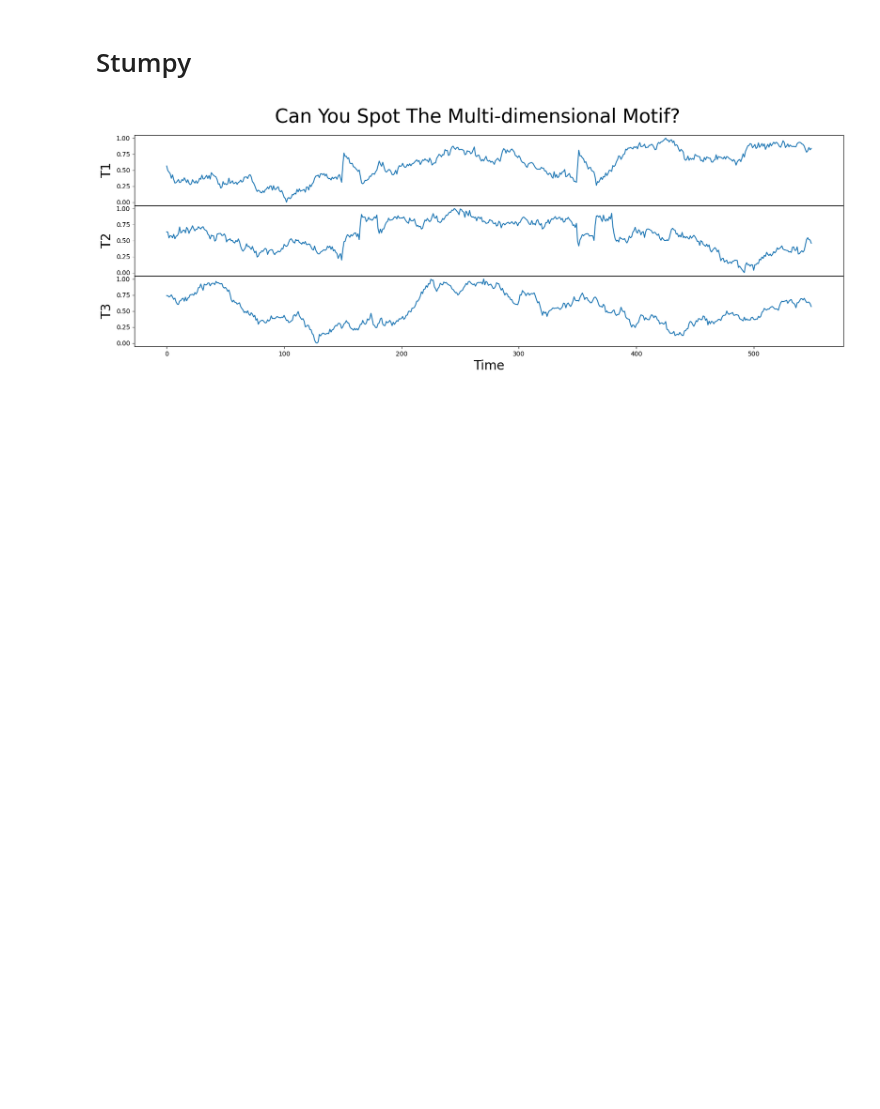
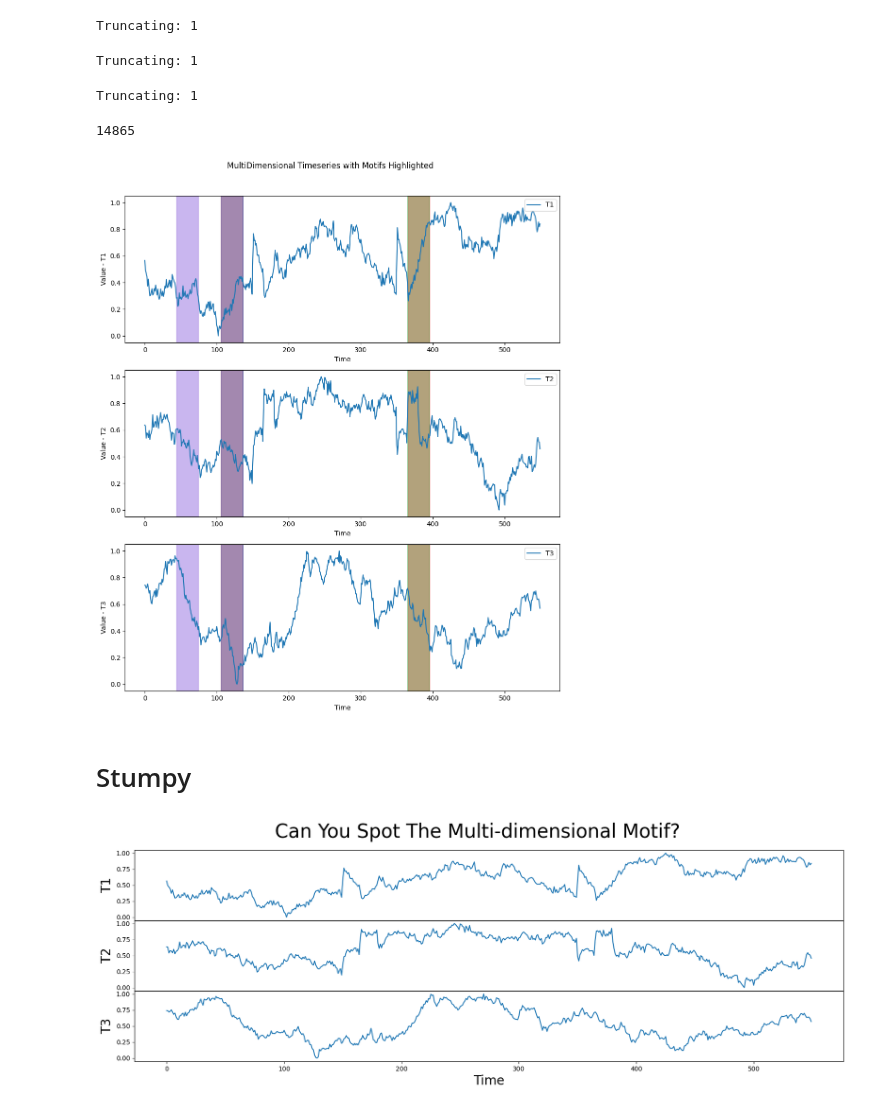
Before and after one commit to aidaLabDEI/LEIT-motifs, a Jupyter notebook: Motif_Discovery.ipynb, the cells around one changed output. Cells and saved outputs as stored; diff of their text form; code cells hidden in the pictures; blank space fills up the shorter version.

```diff
--- a/Motif_Discovery.ipynb
+++ b/Motif_Discovery.ipynb
@@ -37,3 +386,40 @@ Successfully installed NearPy-1.0.0 bitarray-2.9.2 stumpy-1.12.0
+# %%
+#@title Example 2 - Priority
+df = pd.read_csv("https://zenodo.org/record/4328047/files/toy.csv?download=1")
+ts_test = df.to_numpy()
+
+# Set parameters
+window_size = 30
+lsh_threshold = 0.9
+projection_iter = 3
+k = 4
+proj= 2
+colors = ["red", "green", "blue", "pink", "cyan"]
+
+motifs, distance_comp = motif_find2(ts_test, window_size, projection_iter, k, proj, 8,lsh_threshold)
+print(distance_comp)
+motifs = motifs.queue
+fig, axs = plt.subplots(3, 1, figsize=(10, 12))
+for i, dimension in enumerate(df.columns):
+    axs[i].plot(df[dimension], label=dimension)
+    axs[i].set_xlabel("Time")
+    axs[i].set_ylabel(f"Value - {dimension}")
+    axs[i].legend()
+
+    for idx, motif in enumerate(motifs):
+        # Highlight the motifs in all dimensions
+        for m in motif[1][1]:
+            axs[i].axvspan(m, m + window_size, color=colors[idx], alpha=0.3)
+
+plt.suptitle("MultiDimensional Timeseries with Motifs Highlighted")
+plt.tight_layout(rect=[0, 0, 1, 0.96])
+plt.show()
+# %% [output]
+Truncating: 1
+Truncating: 1
+Truncating: 1
+14865
+[figure, added]
 # %% [markdown]
 # Stumpy
 # %%
```
Also changed, not shown: parts of 12 cells of this notebook.
